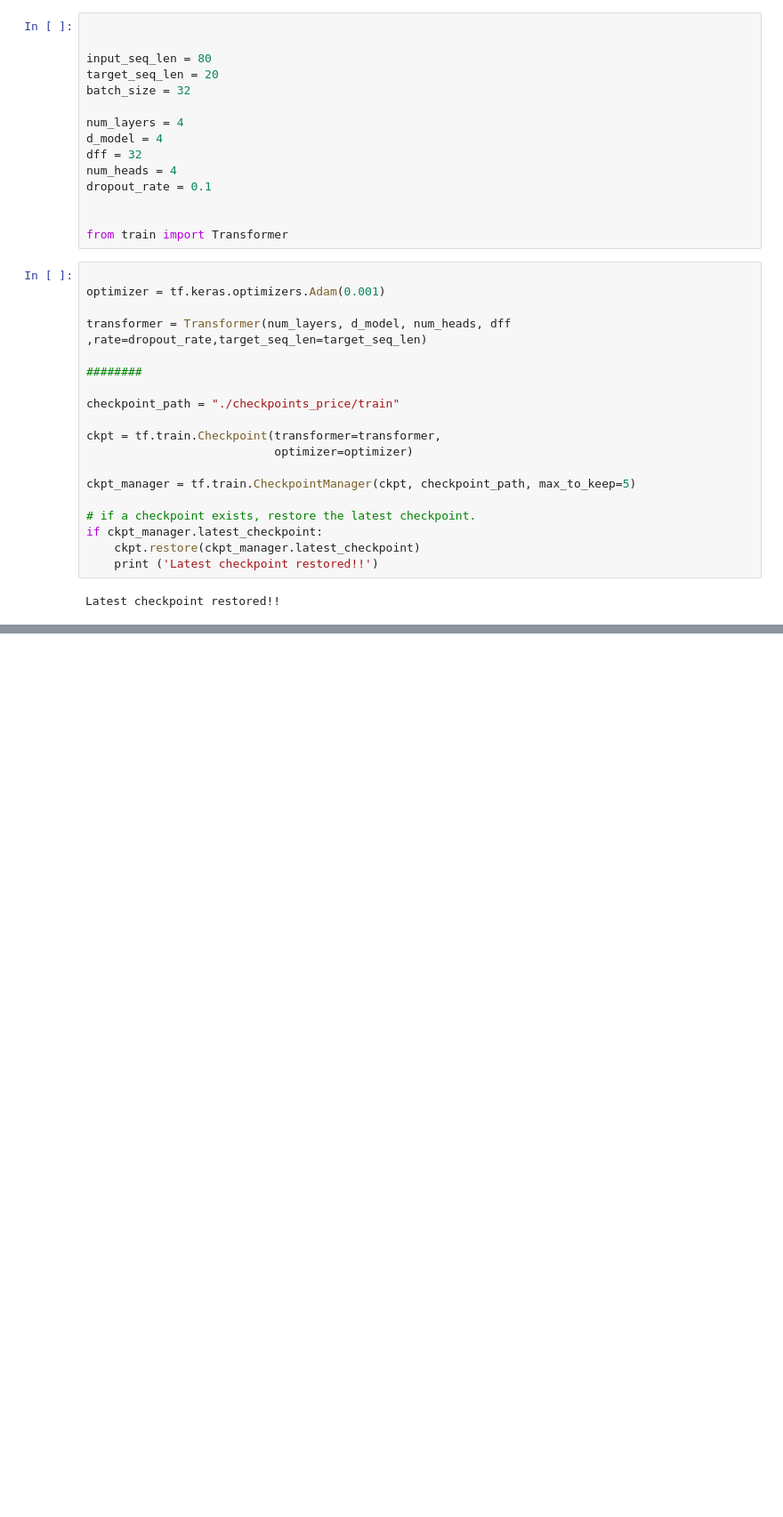
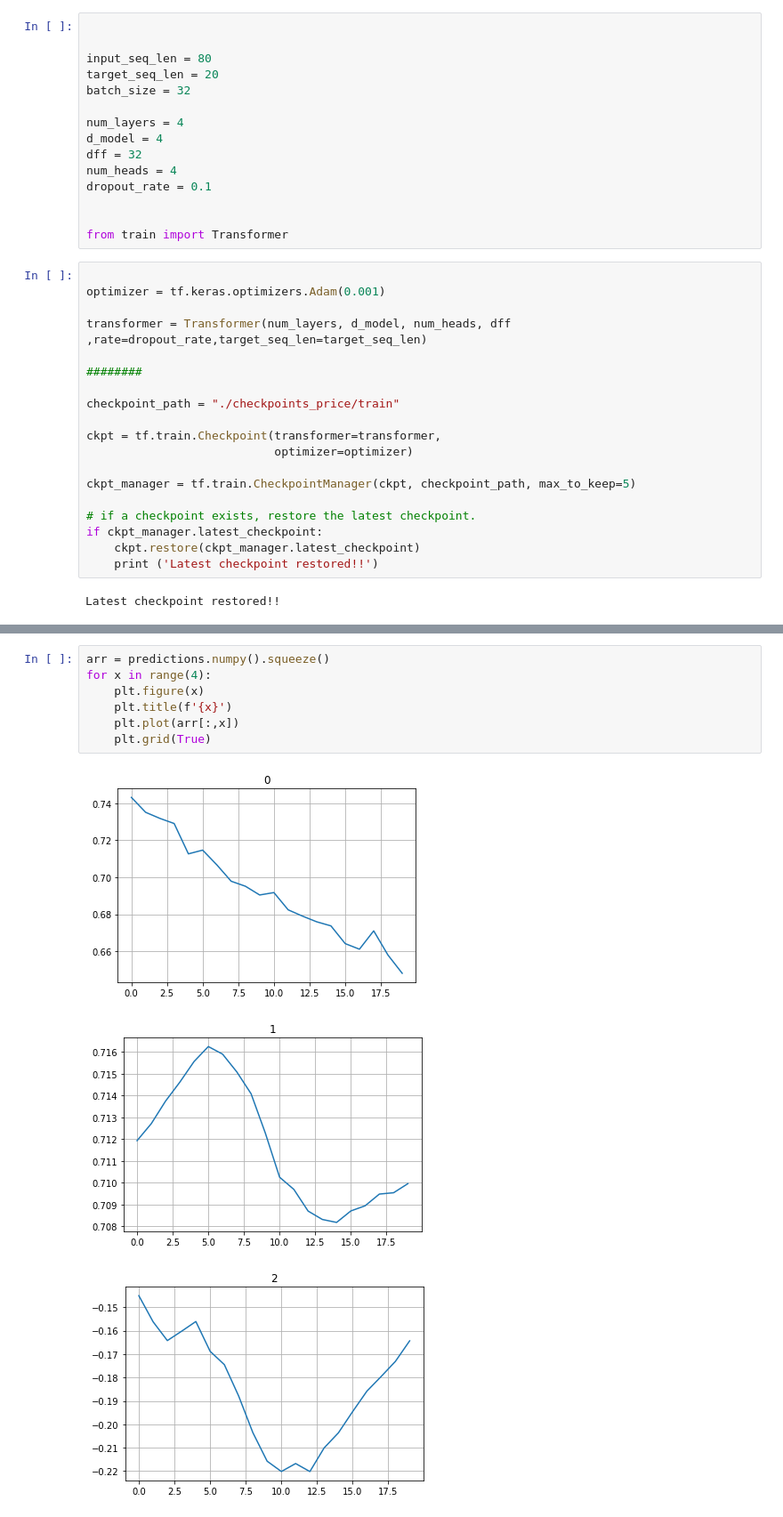
Before and after one commit to pangyuteng/public-misc, a Jupyter notebook: finance/transformer/inference.ipynb, the cells around one changed output, grey strips where cells are left out. Shown at 89% size. Cells and saved outputs as stored; diff of their text form; blank space fills up the shorter version.

```diff
--- a/finance/transformer/inference.ipynb
+++ b/finance/transformer/inference.ipynb
@@ -100,0 +105,11 @@ Attempting to perform BLAS operation using StreamExecutor without BLAS support [
+# %%
+arr = predictions.numpy().squeeze()
+for x in range(4):
+    plt.figure(x)
+    plt.title(f'{x}')
+    plt.plot(arr[:,x])
+    plt.grid(True)
+# %% [output]
+[figure, added]
+[figure, added]
+[figure, added]
```
Also changed, not shown: parts of 4 cells of this notebook.
